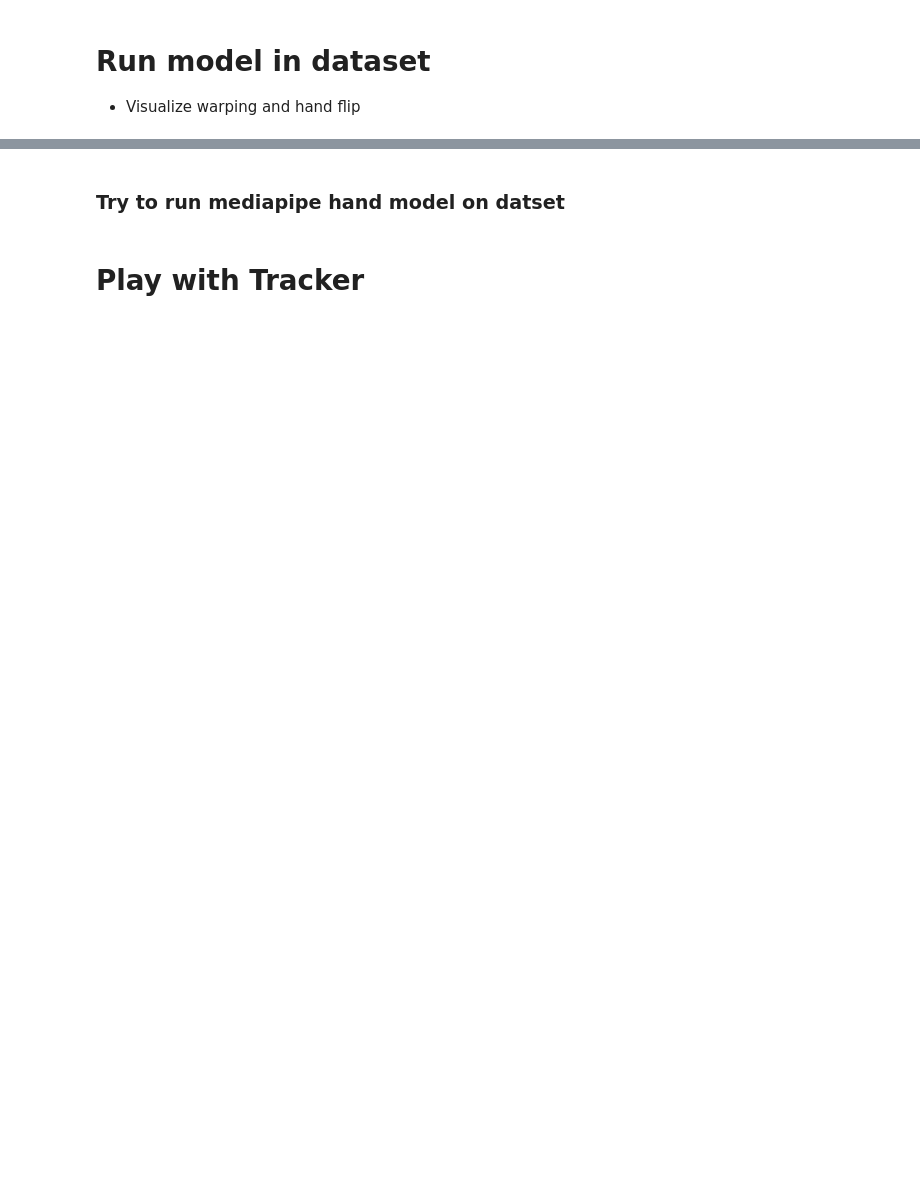
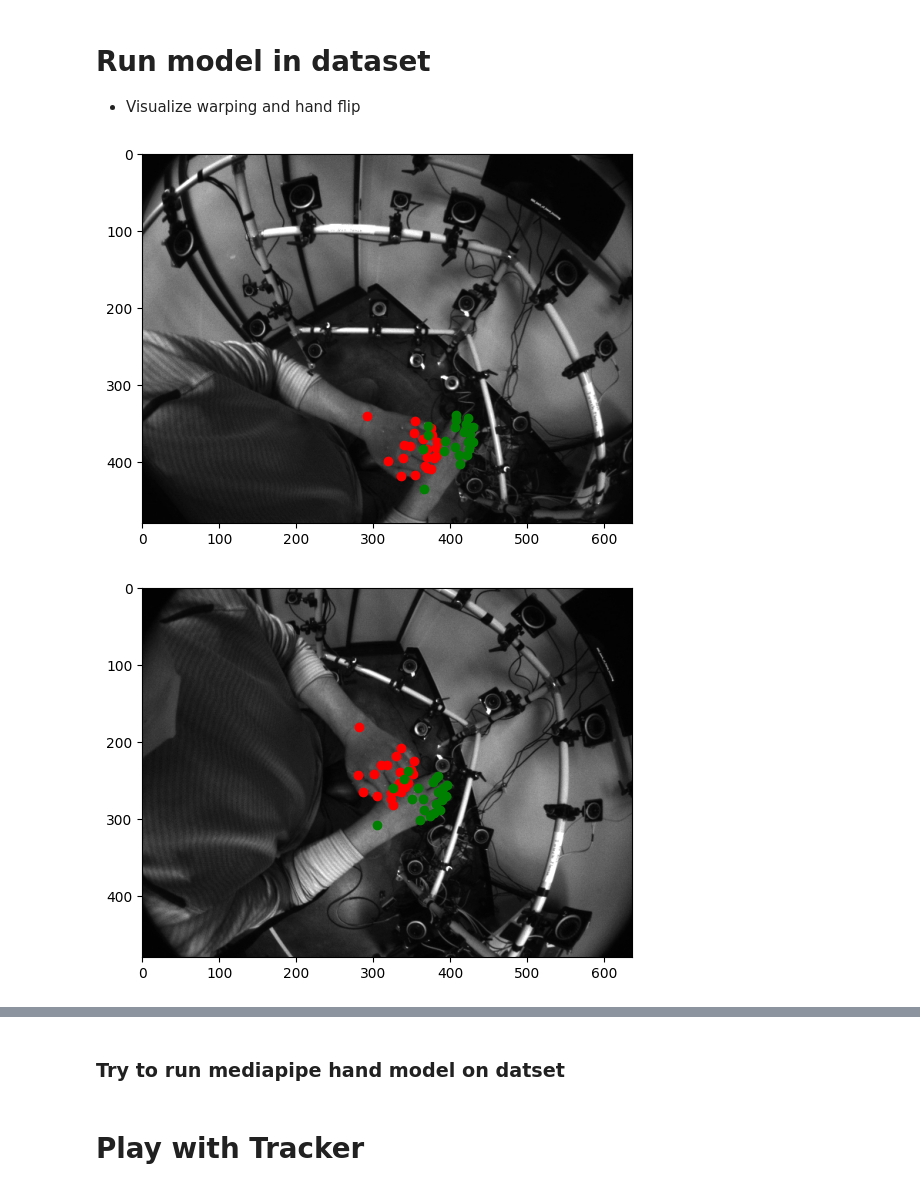
Before and after one commit to 2InfinityN6eyond/AbsoluteTrack, a Jupyter notebook: agora/playgroynd_io.ipynb, the cells around one changed output, grey strips where cells are left out. Cells and saved outputs as stored; diff of their text form; code cells hidden in the pictures; blank space fills up the shorter version.

```diff
--- a/agora/playgroynd_io.ipynb
+++ b/agora/playgroynd_io.ipynb
@@ -2320,7 +2388,7 @@ tracker = HandTracker(model, HandTrackerOpts())
 
 model_orig = load_pretrained_model(model_path)
 model_orig.eval()
-tracker_orig = HandTracker(model, HandTrackerOpts())
+tracker_orig = HandTracker(model_orig, HandTrackerOpts())
 
 
 FRAME_IDX = 29
@@ -2347,30 +2415,33 @@ for camera_idx in range(len(input_frame.views)) :
     for hand_idx, crop_camera_dict in crop_cameras.items() :
         if camera_idx in crop_camera_dict.keys() :
             hand_pose = gt_tracking[hand_idx]
             keypoints_world = landmarks_from_hand_pose(
                 hand_model,
                 hand_pose,
                 hand_idx
             )
             keypoints_eye = orig_camera.world_to_eye(keypoints_world)
             keypoints_window = orig_camera.eye_to_window(keypoints_eye)
             keypoints_window_list.append(keypoints_window)
 
     color_list = ['r', 'g', 'b', 'y', 'm', 'c']
     if len(keypoints_window_list) > 0 :
         plt.imshow(input_frame.views[camera_idx].image, cmap="gray")
         for i in range(len(keypoints_window_list)) :
             plt.scatter(
                 keypoints_window_list[i][:, 0],
                 keypoints_window_list[i][:, 1],
                 color=color_list[i],
                 label='Keypoint'
             )
         plt.show()
 
 res = tracker.track_frame_analysis(
     input_frame, hand_model, crop_cameras, gt_tracking
 )
 res_orig = tracker_orig.track_frame(
     input_frame, hand_model, crop_cameras
 )
+# %% [output]
+[figure, added]
+[figure, added]
```
Also changed, not shown: parts of 16 cells of this notebook, 1 other file.
